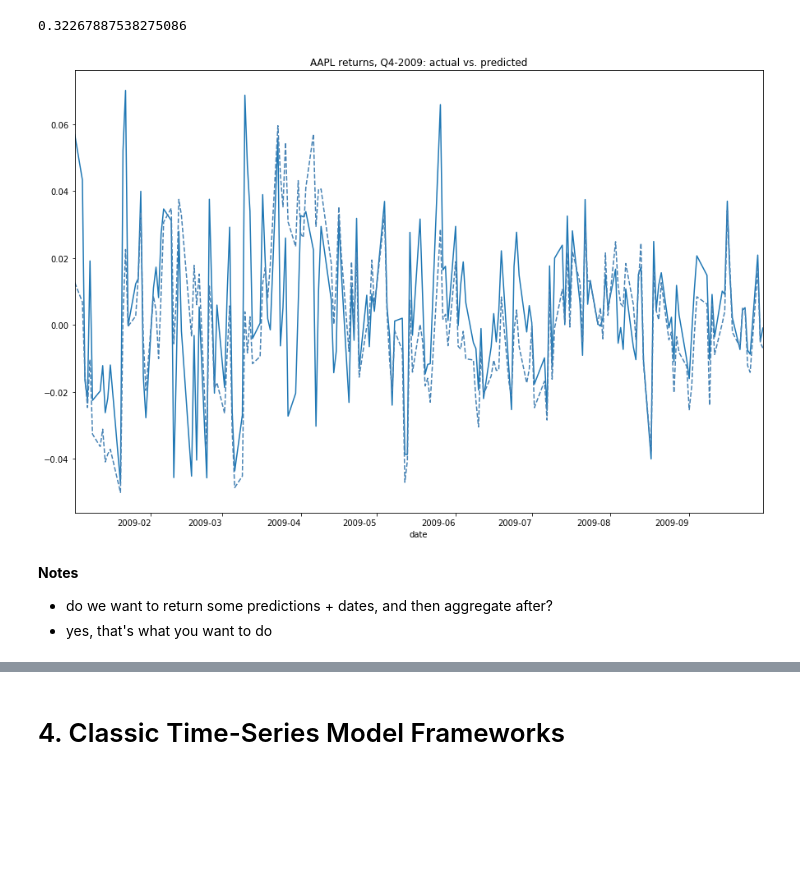
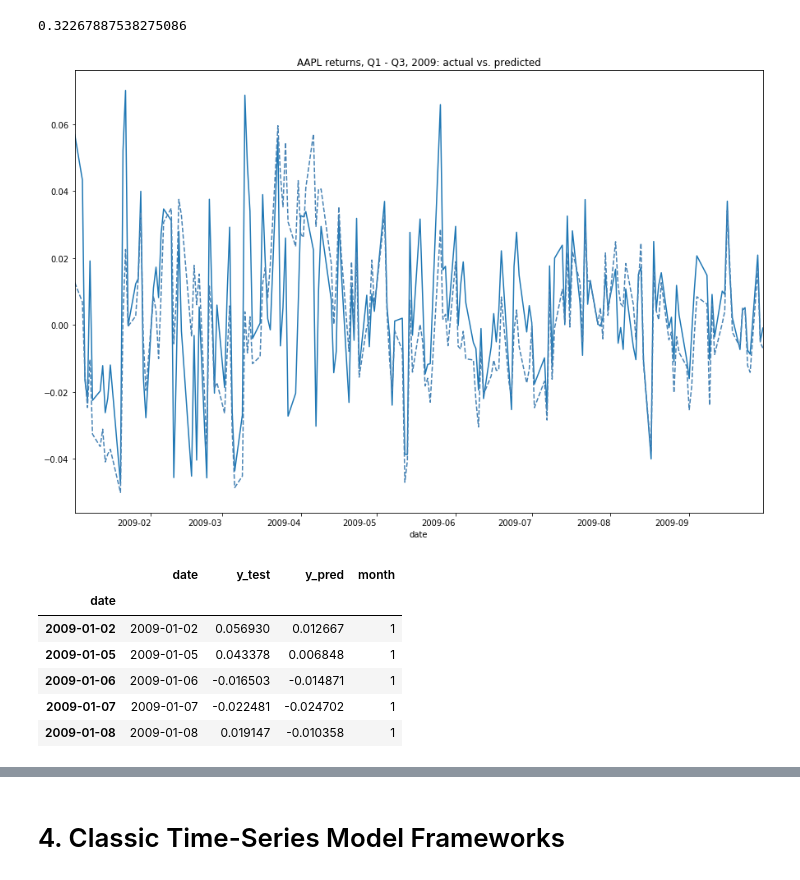
Before and after one commit to lermana/python_fundamentals, a Jupyter notebook: time_series_forecasting.ipynb, the cells around one changed output, grey strips where cells are left out. Drawn from its saved outputs; the diff is of its cells as text; code cells hidden in the pictures; blank space fills up the shorter version.

```diff
--- a/time_series_forecasting.ipynb
+++ b/time_series_forecasting.ipynb
@@ -411,11 +420,13 @@ def time_series_validation(
                             start_quarter,
                             num_trials=3
                          ):
+    # ensure `num_trials` is valid
+    if num_trials < 1:
+        raise ValueError("Inappropriate `num_trials` value passed.")
 
     # first, some data prep
     data = data.copy()
     data = data.sort_index()
-
 
     # get validation boundaries
     start_inds = data.loc[
@@ -426,7 +437,7 @@ def time_series_validation(
     data = data.loc[start_inds:, :]
 
     year_quarters = data[["year", "quarter"]].drop_duplicates()
-    year_quarters = year_quarters[:4 + num_trials]
+    year_quarters = year_quarters[:3 + num_trials]
 
     end_year_quarter = year_quarters.iloc[-1]
     end_year = end_year_quarter[0]
@@ -440,12 +451,14 @@ def time_series_validation(
         if i == num_trials:
             break
 
+        # get relevant quarters
         train_year_quarters = year_quarters[i:i+3]
         test_year_quarter = year_quarters.iloc[i+3]
 
         train_start_year, train_start_quarter = train_year_quarters.iloc[0]
         train_end_year, train_end_quarter = train_year_quarters.iloc[-1]
 
+        # get trainind indices
         train_inds = data.loc[(
                 (data.year >= train_start_year)
                     & (data.quarter >= train_start_quarter)
@@ -454,29 +467,36 @@ def time_series_validation(
                     & (data.quarter <= train_end_quarter)
             ), :].index
 
+        # get test indices
         test_inds = data.loc[
                 (data.year == test_year_quarter.year)
                 & (data.quarter == test_year_quarter.quarter),
                     :].index
 
+        # get training X & y for model
         X_train = data.loc[train_inds, X_cols].astype(float)
         y_train = data.loc[train_inds, y_col]
 
         scaler = StandardScaler()
         X_train = scaler.fit_transform(X_train)
 
+        # train model
         model_obj = model_obj.fit(X_train, y_train)
 
+        # get testing X & y
         X_test = data.loc[test_inds, X_cols].astype(float)
         y_test = data.loc[test_inds, y_col]
 
         X_test = scaler.fit_transform(X_test)
+
+        # make predictions
         y_test_pred = model_obj.predict(X_test)
 
+        # retain actual and predicted values
         y_test = y_test.rename("y_test").to_frame()
         y_test["y_pred"] = y_test_pred
 
-        results.append(trial_results)
+        results.append(y_test)
 
     df = pd.concat(results)
 
@@ -511,11 +541,6 @@ r2_score(results.y_test, results.y_pred)
 # %%
 ax = results.y_test.plot(figsize=(15, 11), rot=0)
 ax = results.y_pred.plot(ax=ax, color="steelblue", linestyle="--", rot=0)
-t = ax.title.set_text("AAPL returns, Q4-2009: actual vs. predicted")
+t = ax.title.set_text("AAPL returns, Q1 - Q3, 2009: actual vs. predicted")
 # %% [output]
-[figure, old version]
+[figure, new version]
-# %% [markdown]
-**Notes**
-
-- do we want to return some predictions + dates, and then aggregate after?
-- yes, that's what you want to do
@@ -521,0 +553,10 @@ t = ax.title.set_text("AAPL returns, Q4-2009: actual vs. predicted")
+# %%
+results.head()
+# %% [output]
+|  | date | y_test | y_pred | month |
+| date |  |  |  |  |
+| 2009-01-02 | 2009-01-02 | 0.056930 | 0.012667 | 1 |
+| 2009-01-05 | 2009-01-05 | 0.043378 | 0.006848 | 1 |
+| 2009-01-06 | 2009-01-06 | -0.016503 | -0.014871 | 1 |
+| 2009-01-07 | 2009-01-07 | -0.022481 | -0.024702 | 1 |
+| 2009-01-08 | 2009-01-08 | 0.019147 | -0.010358 | 1 |
```
Also changed, not shown: parts of 9 cells of this notebook.
